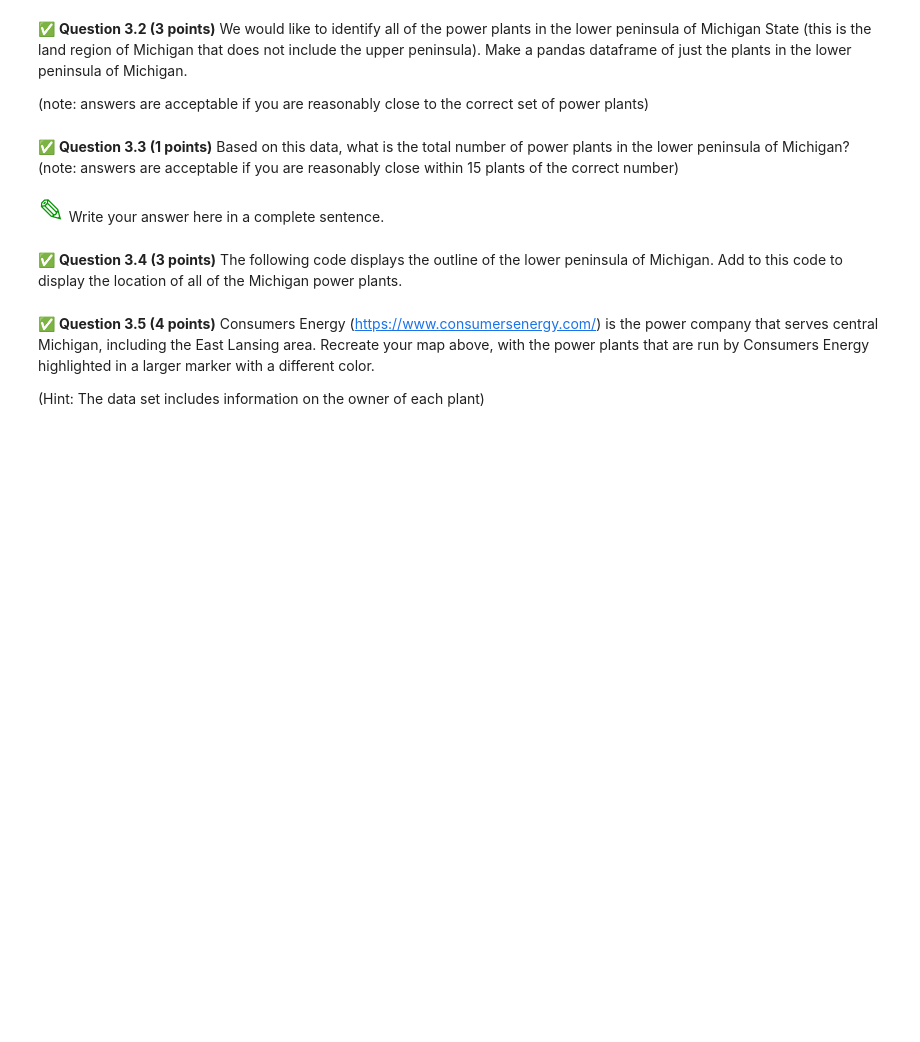
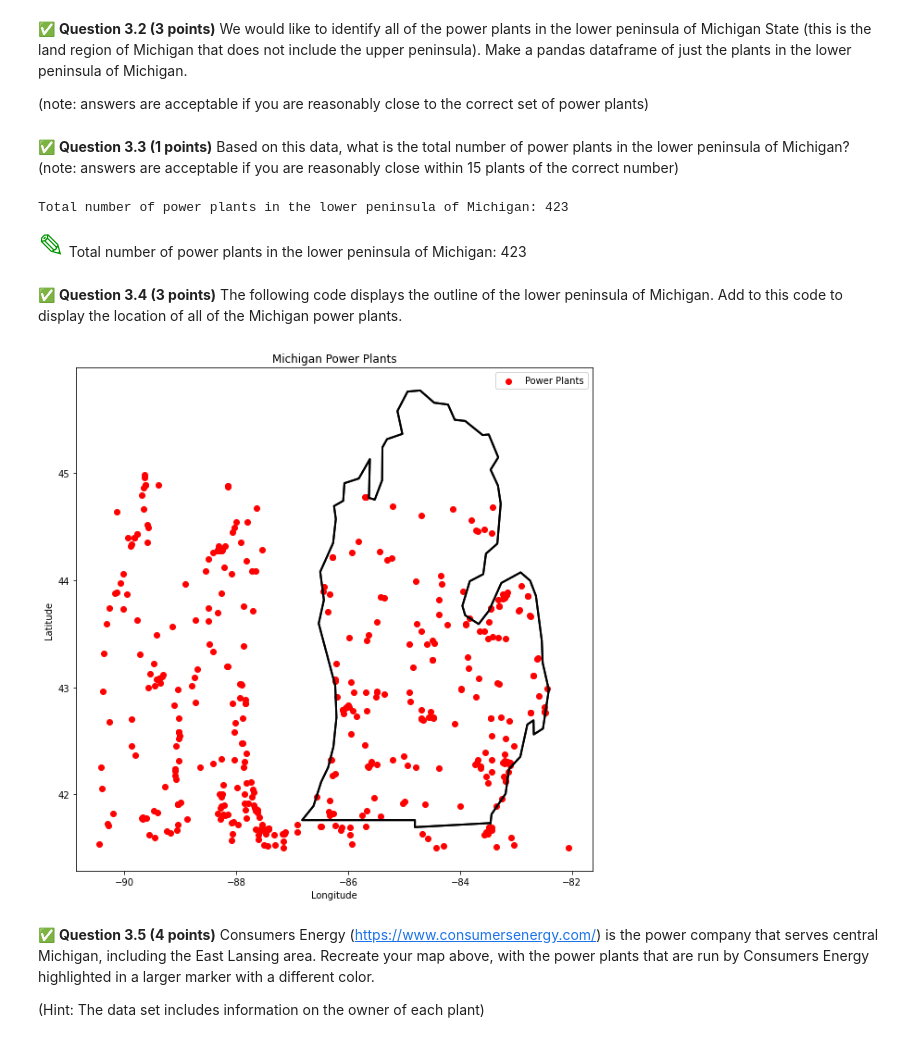
Before and after one commit to mtzoro/CMSE202-f23-turnin, a Jupyter notebook: hw-02/HW-02_OOP_ABM_GraphTheory-STUDENT.ipynb, the cells around one changed output. Cells and saved outputs as stored; diff of their text form; code cells hidden in the pictures; blank space fills up the shorter version.

```diff
--- a/hw-02/HW-02_OOP_ABM_GraphTheory-STUDENT.ipynb
+++ b/hw-02/HW-02_OOP_ABM_GraphTheory-STUDENT.ipynb
@@ -279,3 +374,9 @@ If you'd like to learn more about  global electrical power supply, here is a gre
+# %%
+# Put your code here:
+
+data_url = "https://raw.githubusercontent.com/msu-cmse-courses/cmse202-supplemental-data/main/HW/Homework_2_FS23/global_power_plant_database_USA.csv"
+
+plant= pd.read_csv(data_url)
 # %% [markdown]
 &#9989; **Question 3.2 (3 points)** We would like to identify all of the power plants in the lower peninsula of Michigan State (this is the land region of Michigan that does not include the upper peninsula).  Make a pandas dataframe of just the plants in the lower peninsula of Michigan.
 
@@ -285,35 +384,62 @@ If you'd like to learn more about  global electrical power supply, here is a gre
+# %%
+# Put your code here:
+lat_boundaries = (41.5, 45.0)
+lon_boundaries = (-90.5, -82.0)
+
+lower_plants = plant[
+    (plant['latitude'] >= lat_boundaries[0]) &
+    (plant['latitude'] <= lat_boundaries[1]) &
+    (plant['longitude'] >= lon_boundaries[0]) &
+    (plant['longitude'] <= lon_boundaries[1])
+]
 # %% [markdown]
 &#9989; **Question 3.3 (1 points)** Based on this data, what is the total number of power plants in the lower peninsula of Michigan?
 (note: answers are acceptable if you are reasonably close within 15 plants of the correct number)
+# %%
+total_lower_plant = lower_plants.shape[0]
+
+print("Total number of power plants in the lower peninsula of Michigan:", total_lower_plant)
+# %% [output]
+Total number of power plants in the lower peninsula of Michigan: 423
 # %% [markdown]
-<font size=6 color="#009600">&#9998;</font> Write your answer here in a complete sentence.
+<font size=6 color="#009600">&#9998;</font> Total number of power plants in the lower peninsula of Michigan: 423
 # %% [markdown]
 &#9989; **Question 3.4 (3 points)** The following code displays the outline of the lower peninsula of Michigan.  Add to this code to display the location of all of the Michigan power plants.
 # %%
 # make map of michigan power plants using matplotlib
 
 import matplotlib.pyplot as plt
 
 # Create a map centered on the mean latitude and longitude values
 
 michigan_map = plt.figure(figsize=(10,10))
 michigan_polygon = [[-83.454238,41.732339],[-84.807042,41.694001],[-84.807042,41.759724],[-85.990061,41.759724],[-86.822556,41.759724],[-86.619909,41.891171],[-86.482986,42.115725],[-86.357016,42.252649],[-86.263908,42.444341],[-86.209139,42.718189],[-86.231047,43.013943],[-86.526801,43.594499],[-86.433693,43.813577],[-86.499417,44.07647],[-86.269385,44.34484],[-86.220093,44.569394],[-86.252954,44.689887],[-86.088646,44.73918],[-86.066738,44.903488],[-85.809322,44.947303],[-85.612152,45.128042],[-85.628583,44.766564],[-85.524521,44.750133],[-85.393075,44.930872],[-85.387598,45.237581],[-85.305444,45.314258],[-85.031597,45.363551],[-85.119228,45.577151],[-84.938489,45.75789],[-84.713934,45.768844],[-84.461995,45.653829],[-84.215533,45.637398],[-84.09504,45.494997],[-83.908824,45.484043],[-83.596638,45.352597],[-83.4871,45.358074],[-83.317314,45.144473],[-83.454238,45.029457],[-83.322791,44.88158],[-83.273499,44.711795],[-83.333745,44.339363],[-83.536392,44.246255],[-83.585684,44.054562],[-83.82667,43.988839],[-83.958116,43.758807],[-83.908824,43.671176],[-83.667839,43.589022],[-83.481623,43.714992],[-83.262545,43.972408],[-82.917498,44.070993],[-82.747713,43.994316],[-82.643651,43.851915],[-82.539589,43.435668],[-82.523158,43.227544],[-82.413619,42.975605],[-82.517681,42.614127],[-82.681989,42.559357],[-82.687466,42.690804],[-82.797005,42.652465],[-82.922975,42.351234],[-83.125621,42.236218],[-83.185868,42.006186],[-83.437807,41.814493],[-83.454238,41.732339]]
 # Extract the longitude and latitude coordinates from the polygon
 lon, lat = zip(*michigan_polygon)
 
 # Plot the Michigan state outline `lon` and `lat` coordinates as a black line
 plt.plot(lon, lat, color='black', linewidth=2)
 plt.xlabel('Longitude')
 plt.ylabel('Latitude')
 plt.title('Michigan Power Plants')
 
 
 
 # Put your code here to display the locations of the power plants in Michigan:
+power_plant_latitudes = lower_plants['latitude']
+power_plant_longitudes = lower_plants['longitude']
 
+plt.plot(lon, lat, color='black', linewidth=2)
 
+plt.scatter(power_plant_longitudes, power_plant_latitudes, color='red', marker='o', label='Power Plants')
 
+plt.xlabel('Longitude')
+plt.ylabel('Latitude')
+plt.title('Michigan Power Plants')
+plt.legend()
 plt.show()
+# %% [output]
+[figure, added]
 # %% [markdown]
 &#9989; **Question 3.5 (4 points)** Consumers Energy (https://www.consumersenergy.com/) is the power company that serves central Michigan, including the East Lansing area.  Recreate your map above, with the power plants that are run by Consumers Energy highlighted in a larger marker with a different color.
 
```
Also changed, not shown: parts of 29 cells of this notebook, 3 other files.
